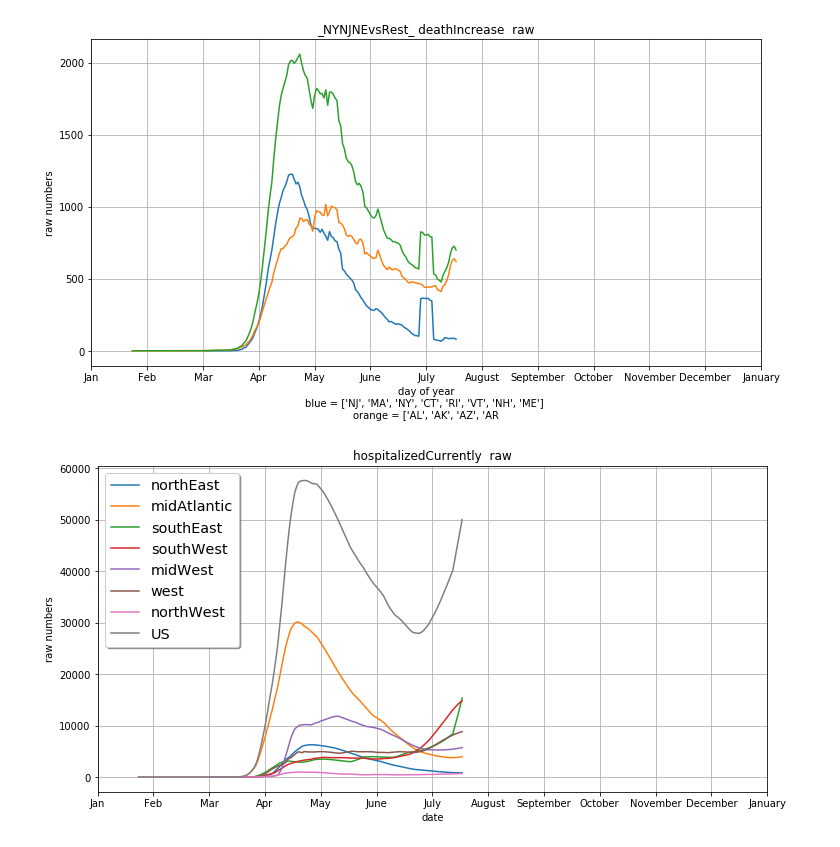
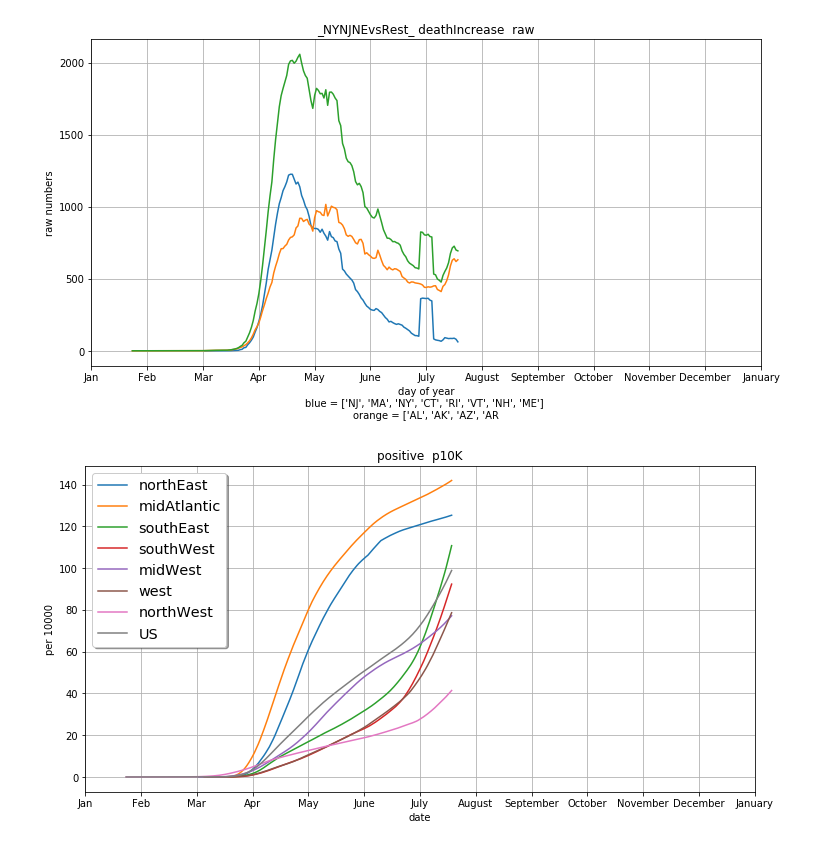
Before and after one commit to tjhickey724/covid19demo, a Jupyter notebook: Covid19RegionalAnalysis.ipynb, the cells around one changed output. Drawn from its saved outputs; the diff is of its cells as text; code cells hidden in the pictures.

```diff
--- a/Covid19RegionalAnalysis.ipynb
+++ b/Covid19RegionalAnalysis.ipynb
@@ -388,46 +422,47 @@ west = ['CA','NV','HI']
 northWest = ['WY','MT','ID','OR','WA','AK']
 
 
-perCapita=False
+perCapita=True
 averageByWeek=True
 
 plt.rcParams['figure.figsize'] = [12, 6]
 fig, ax = plt.subplots()
+field="positive"
 #field = 'positiveIncrease'
 #field = 'deathIncrease'
-field = "hospitalizedCurrently"
+#field = "hospitalizedCurrently"
 #field = "hospitalizedCumulative"
 #field = "death"
 #field = "positive"
 #field = "hospitalized"
 #field = "inIcuCurrently"
 #field = "onVentilatorCurrently"
 #field = "totalTestResultsIncrease"
 ## here we can plot all of the states!!
 #for state in deepSouth:
 #    plotItems(collectData([state],field,{'perCapita':perCapita,'averageByWeek':averageByWeek}),state)
 
 options = {'perCapita':perCapita,'averageByWeek':averageByWeek}
 
 plotItems(collectData(northEast,field,options),'northEast')
 plotItems(collectData(midAtlantic,field,options),'midAtlantic')
 plotItems(collectData(southEast,field,options),'southEast')
 plotItems(collectData(southWest,field,options),'southWest')
 plotItems(collectData(midWest,field,options),'midWest')
 plotItems(collectData(west,field,options),'west')
 plotItems(collectData(northWest,field,options),'northWest')
 plotItems(collectData(states,field,options),'US')
 ax.set(xlabel='day of year',
        ylabel='per 10000' if perCapita else "raw numbers",
        title=field+" "+(" p10K" if perCapita else " raw"))
 plt.xlabel('date')
 plt.xticks([0,30,60,90,120,150,180,210,240,270,300,330,360],'Jan Feb Mar Apr May June July August September October November December January'.split(' '))
 #plt.yticks(np.arange(0,110000,step=10000))
 legend = ax.legend(loc='upper left', shadow=True, fontsize='x-large')
 ax.grid()
 fig.savefig("plot_"+flag+field+("_p10k" if perCapita else "_raw")+".png")
 # %% [output]
-[figure, old version]
+[figure, new version]
 # %%
 northEast = ['MA','CT','RI','VT','NH','ME']
 midAtlantic = ['NY','PA','NJ','DE','MD','VA','WV']
```
Also changed, not shown: parts of 7 cells of this notebook.
